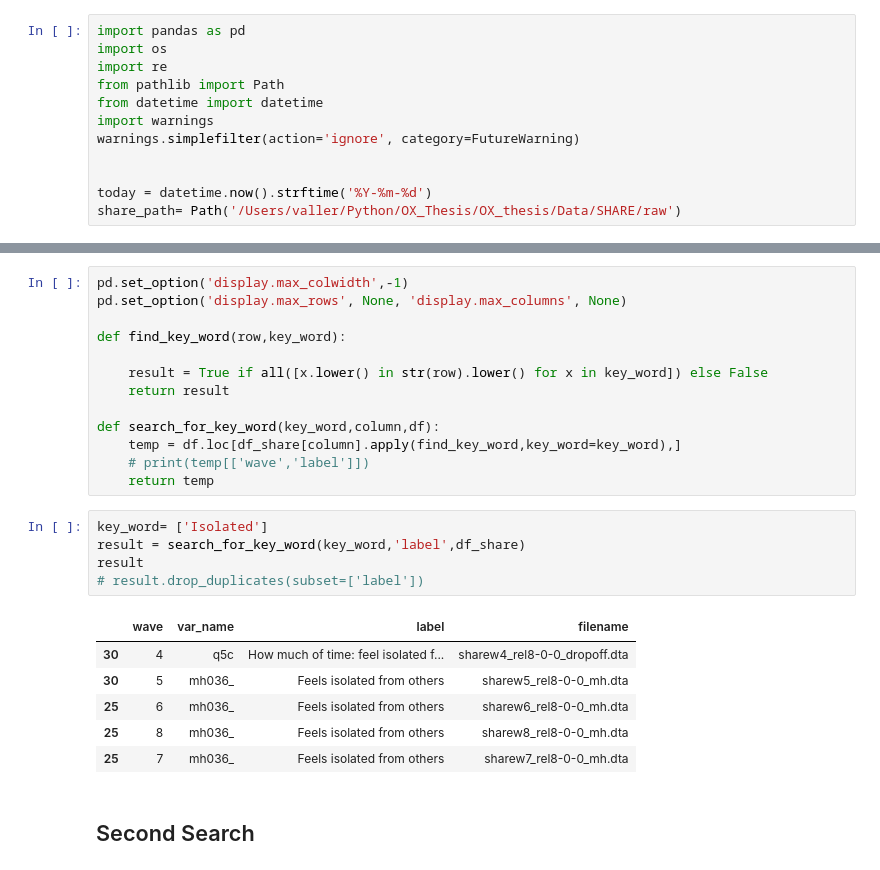
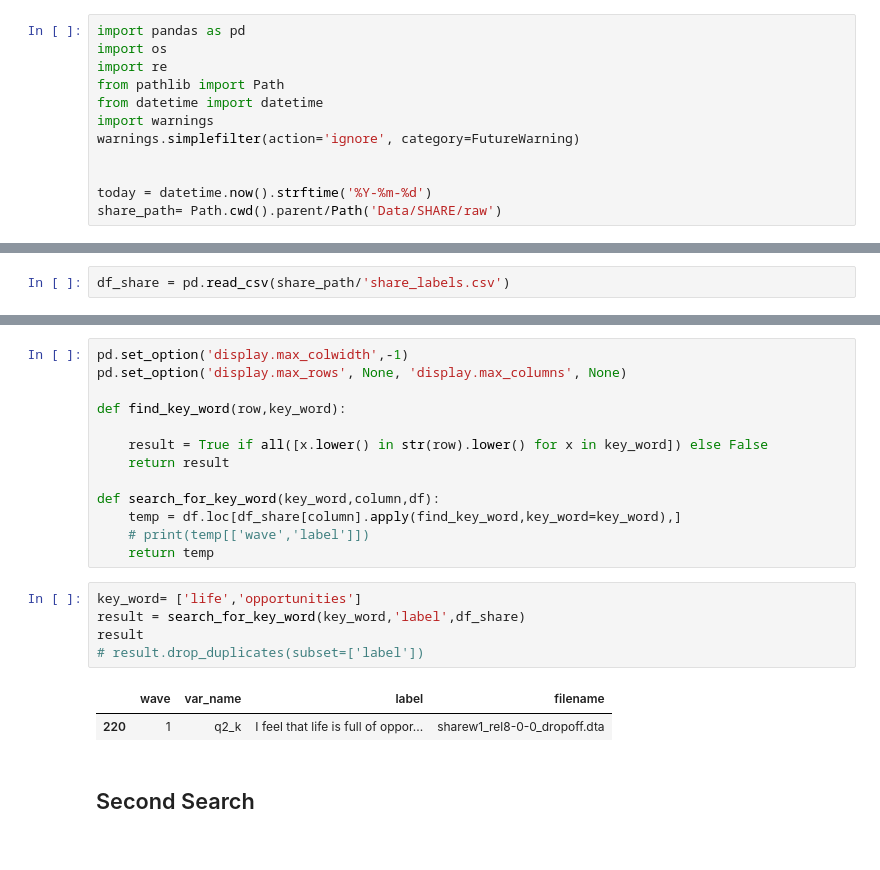
Before and after one commit to vallerrr/Mortality_prediction_cross_countries, a Jupyter notebook: data_preprocess_src/dta_label_reader.ipynb, the cells around one changed output, grey strips where cells are left out. Saved outputs shown, nothing was run; the diff lists cells and outputs as text.

```diff
--- a/data_preprocess_src/dta_label_reader.ipynb
+++ b/data_preprocess_src/dta_label_reader.ipynb
@@ -11,7 +11,7 @@ warnings.simplefilter(action='ignore', category=FutureWarning)
 
 
 today = datetime.now().strftime('%Y-%m-%d')
-share_path= Path('/Users/valler/Python/OX_Thesis/OX_thesis/Data/SHARE/raw')
+share_path= Path.cwd().parent/Path('Data/SHARE/raw')
 # %% [markdown]
 # SHARE
 # %% [markdown]
@@ -54,3 +45,5 @@ df_share.to_csv(share_path/'share_labels.csv',index=False)
+# %%
+df_share = pd.read_csv(share_path/'share_labels.csv')
 # %% [markdown]
 # Search
 # %%
@@ -67,16 +60,12 @@ def search_for_key_word(key_word,column,df):
     # print(temp[['wave','label']])
     return temp
 # %%
-key_word= ['Isolated']
+key_word= ['life','opportunities']
 result = search_for_key_word(key_word,'label',df_share)
 result
 # result.drop_duplicates(subset=['label'])
 # %% [output]
 |  | wave | var_name | label | filename |
-| 30 | 4 | q5c | How much of time: feel isolated f... | sharew4_rel8-0-0_dropoff.dta |
-| 30 | 5 | mh036_ | Feels isolated from others | sharew5_rel8-0-0_mh.dta |
-| 25 | 6 | mh036_ | Feels isolated from others | sharew6_rel8-0-0_mh.dta |
-| 25 | 8 | mh036_ | Feels isolated from others | sharew8_rel8-0-0_mh.dta |
-| 25 | 7 | mh036_ | Feels isolated from others | sharew7_rel8-0-0_mh.dta |
+| 220 | 1 | q2_k | I feel that life is full of oppor... | sharew1_rel8-0-0_dropoff.dta |
 # %% [markdown]
 ## Second Search
```
Also changed, not shown: parts of 10 cells of this notebook, 1 other file.
